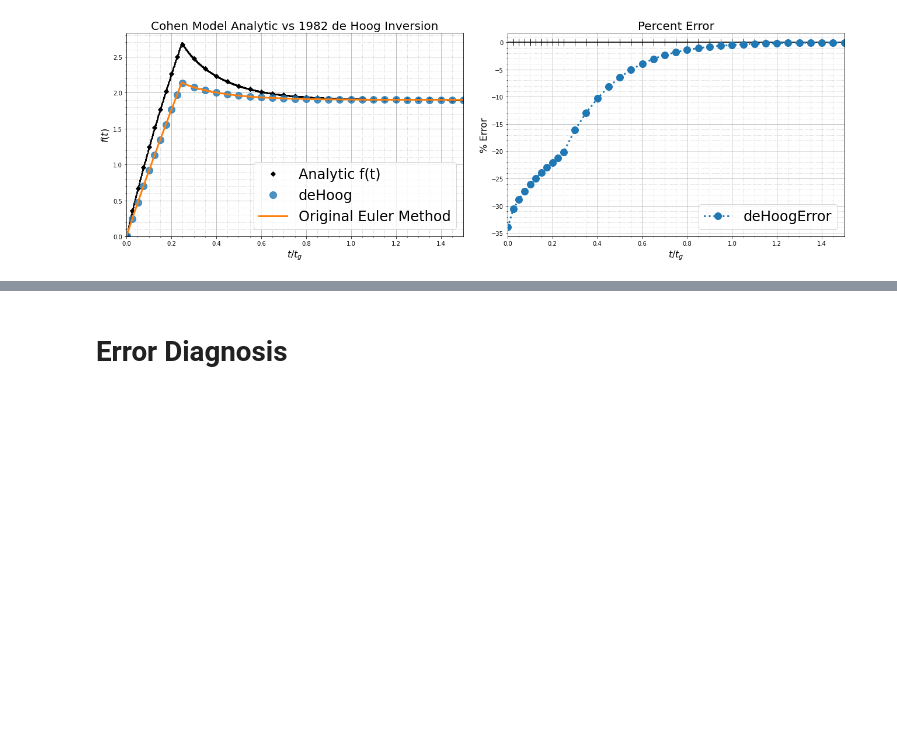
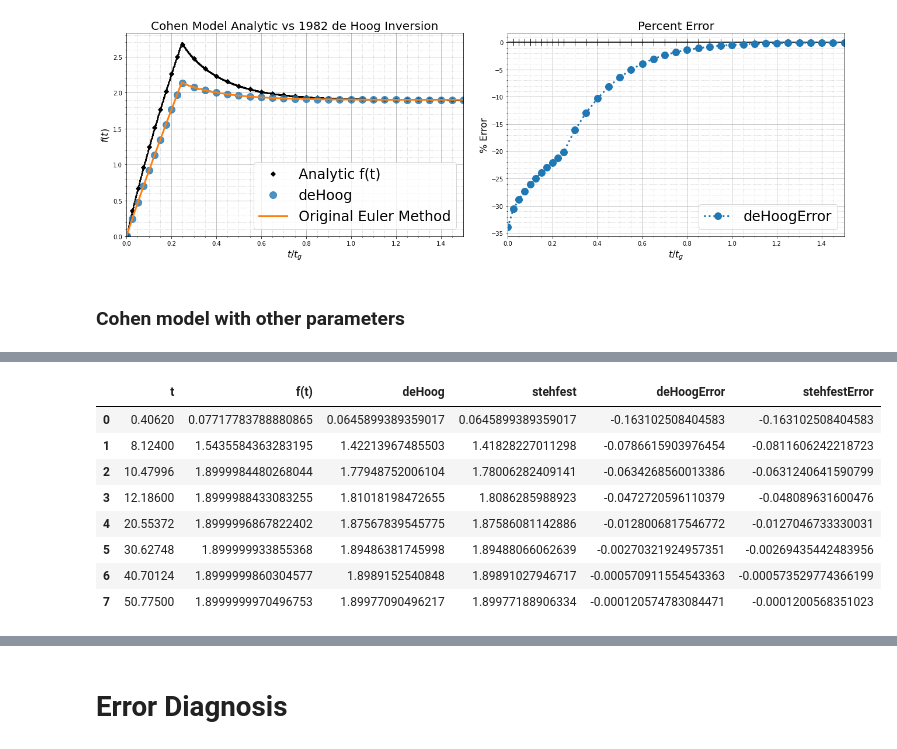
Before and after one commit to ryerrabelli/Yerrabelli-Spector-Poroelastic-Model-Code, a Jupyter notebook: src/ModelInversions.ipynb, the cells around one changed output, grey strips where cells are left out. Saved outputs shown, nothing was run; the diff lists cells and outputs as text; code cells hidden in the pictures; blank space fills up the shorter version.

```diff
--- a/src/ModelInversions.ipynb
+++ b/src/ModelInversions.ipynb
@@ -1683,3 +1681,34 @@ plt.savefig(get_path_to_save(file_prefix="", save_filename="Cohen Model Inversio
 # %% [output]
 [interactive output not drawn]
 [figure]
+# %% [markdown]
+### Cohen model with other parameters
+# %%
+importlib.reload(plotting)
+importlib.reload(viscoporoelastic_model)
+from viscoporoelastic_model import CohenModel, CohenModel1998, getCohenModelModified
+
+vpe = (viscoporoelastic_model.getCohenModelModified(v31=0.707106), fr"$Cohen$")
+vpe[0].set_equation_library("mpmath")
+tg = vpe[0].tg
+times = np.concatenate([
+                        [0.2, 0.3],
+                        np.linspace(0.01,1.25,6, endpoint=True)])*tg
+times.sort()
+Fs = np.frompyfunc( vpe[0].laplace_value, 1, 1)
+ft = np.frompyfunc( vpe[0].inverted_value, 1, 1)
+analytic_vals = ft(times)
+
+#inversion_methods = ["deHoog", "talbot", "stehfest"]
+inversion_methods = ["deHoog", "stehfest"]
+mp_invertlaplace = np.vectorize(mp.invertlaplace, excluded=["method"])
+
+df=pd.DataFrame({"t":times,
+                 "f(t)":analytic_vals,
+              **{method:mp_invertlaplace(Fs,times/tg,method=method) for method in inversion_methods}
+              })
+if "f(t)" in df.columns:
+    for method in inversion_methods:
+        df[f"{method}Error"] = df[method]/df["f(t)"] - 1 # equivalent to  (df[method] - df["f(t)"])/df["f(t)"]
+df
+# %% [output]
@@ -1685,0 +1716,9 @@ plt.savefig(get_path_to_save(file_prefix="", save_filename="Cohen Model Inversio
+|  | t | f(t) | deHoog | stehfest | deHoogError | stehfestError |
+| 0 | 0.40620 | 0.07717783788880865 | 0.0645899389359017 | 0.0645899389359017 | -0.163102508404583 | -0.163102508404583 |
+| 1 | 8.12400 | 1.5435584363283195 | 1.42213967485503 | 1.41828227011298 | -0.0786615903976454 | -0.0811606242218723 |
+| 2 | 10.47996 | 1.8999984480268044 | 1.77948752006104 | 1.78006282409141 | -0.0634268560013386 | -0.0631240641590799 |
+| 3 | 12.18600 | 1.8999988433083255 | 1.81018198472655 | 1.8086285988923 | -0.0472720596110379 | -0.048089631600476 |
+| 4 | 20.55372 | 1.8999996867822402 | 1.87567839545775 | 1.87586081142886 | -0.0128006817546772 | -0.0127046733330031 |
+| 5 | 30.62748 | 1.899999933855368 | 1.89486381745998 | 1.89488066062639 | -0.00270321924957351 | -0.00269435442483956 |
+| 6 | 40.70124 | 1.8999999860304577 | 1.8989152540848 | 1.89891027946717 | -0.000570911554543363 | -0.000573529774366199 |
+| 7 | 50.77500 | 1.8999999970496753 | 1.89977090496217 | 1.89977188906334 | -0.000120574783084471 | -0.0001200568351023 |
```
Also changed, not shown: parts of 5 cells of this notebook, 2 other files.
